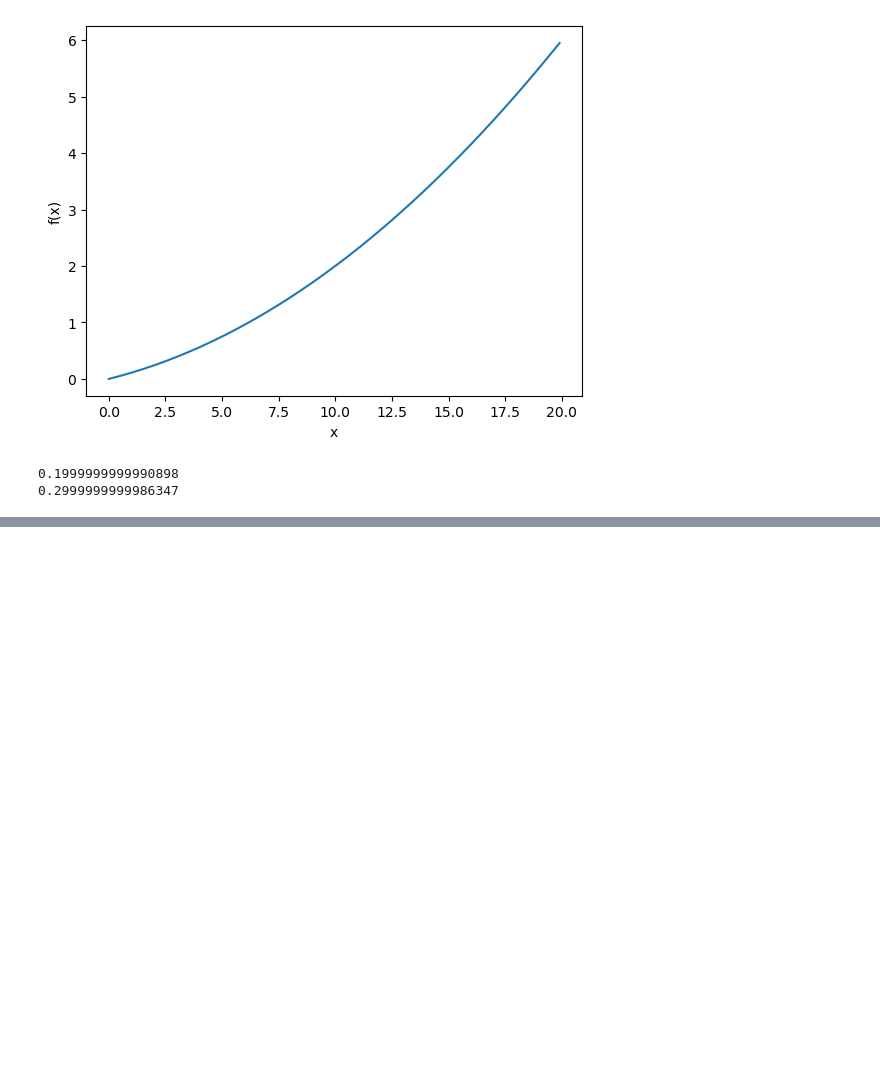
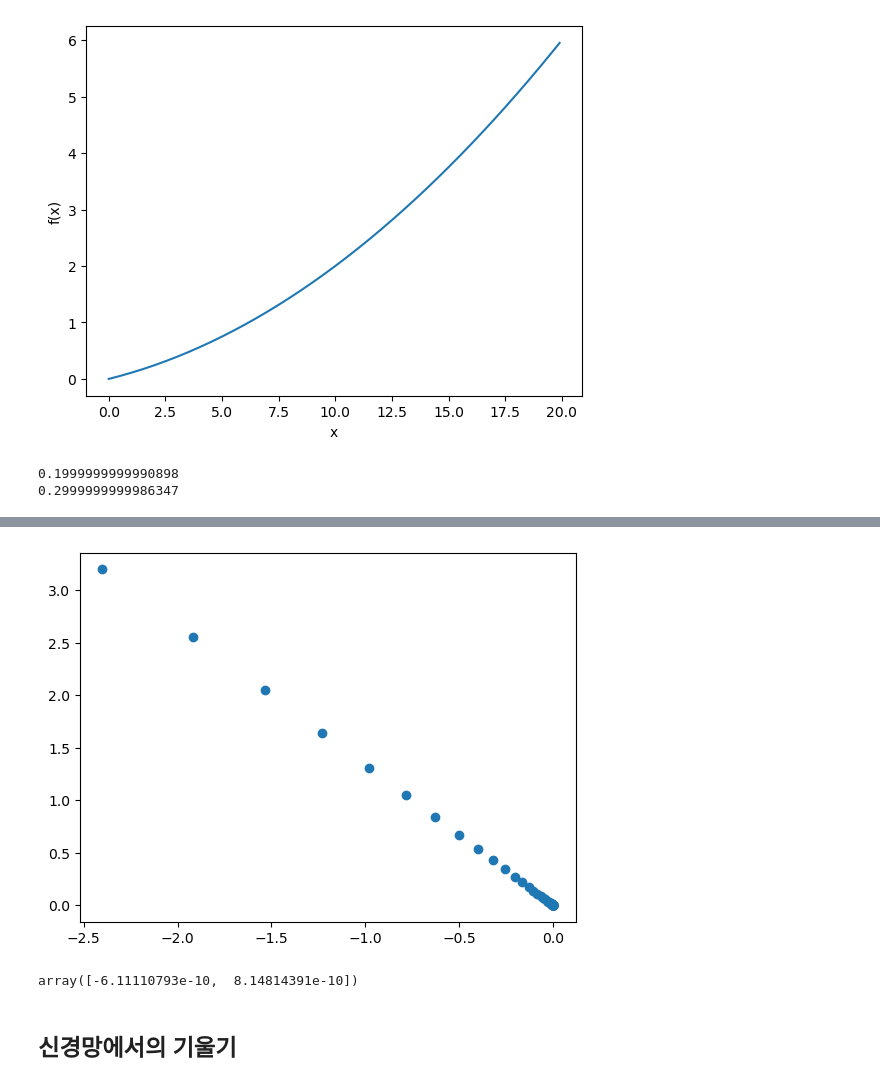
Before and after one commit to lakP44/coding-total, a Jupyter notebook: e-book/밑바닥부터_시작하는_딥러닝/004_신경망_학습.ipynb, the cells around one changed output, grey strips where cells are left out. Cells and saved outputs as stored; diff of their text form; code cells hidden in the pictures; blank space fills up the shorter version.

```diff
--- a/e-book/밑바닥부터_시작하는_딥러닝/004_신경망_학습.ipynb
+++ b/e-book/밑바닥부터_시작하는_딥러닝/004_신경망_학습.ipynb
@@ -170,0 +232,30 @@ ValueError: input operand has more dimensions than allowed by the axis remapping
+# %%
+def gradient_descent(f, init_x, lr = 0.01, step_num = 100):
+    x = init_x
+    test_list1 = []
+    test_list2 = []
+    for i in range(step_num):
+        grad = numerical_gradient(f, x)
+        x -= lr * grad
+        test_list1.append(x[0])
+        test_list2.append(x[1])
+    plt.scatter(test_list1, test_list2)
+    plt.show()
+    return x
+# f는 최적화하려는 함수, init_x는 초깃값, lr은 learning rate, step_num은 경사법에 따른 반복 횟수
+# 이걸 사용하면 극솟값을 구할 수 있고, 잘하면 최솟값도 구할 수 있음
+# %%
+# 문제: 경사법으로 f(x0, x1) = x0**2 + x1**2의 최솟값을 구하라
+
+def function_2(x):
+    return x[0]**2 + x[1]**2
+
+init_x = np.array([-3.0, 4.0])
+gradient_descent(function_2, init_x = init_x, lr = 0.1, step_num = 100)
+# 결과값으로 거의 (0, 0)이 나옴, 실제 최솟값은 (0, 0)이므로 거의 정확한 결과를 얻었다고 볼 수 있음
+# 학습률을 너무 높이거나 낮추면 큰값으로 발산해버리거나 거의 갱신되지 않은채 끝나버림
+# %% [output]
+[figure, added]
+array([-6.11110793e-10,  8.14814391e-10])
+# %% [markdown]
+## 신경망에서의 기울기
```
Also changed, not shown: parts of 12 cells of this notebook, 10 other files.
